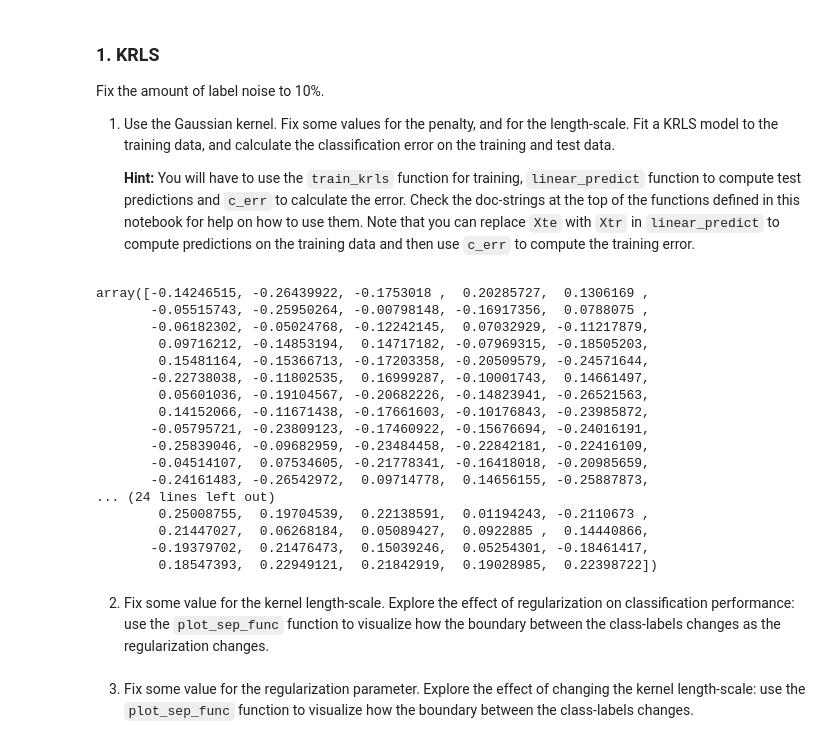
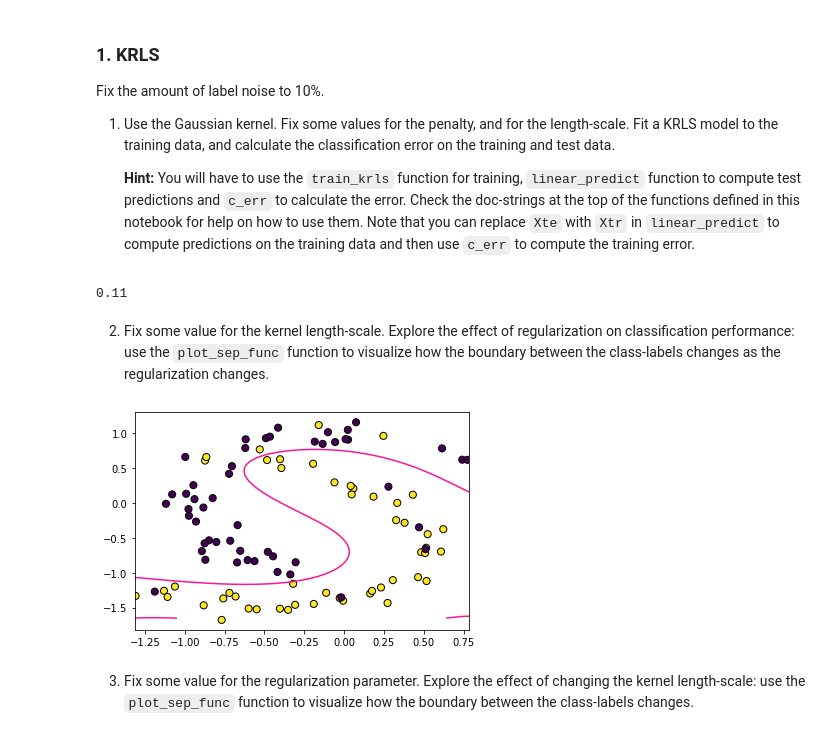
Before and after one commit to mosemb/AdvancedMachineLearning, a Jupyter notebook: lab2/Lab 2 - Kernel regularized least-squares and early stopping.ipynb, the cells around one changed output. Saved outputs shown, nothing was run; the diff lists cells and outputs as text; code cells hidden in the pictures.

```diff
--- a/lab2/Lab 2 - Kernel regularized least-squares and early stopping.ipynb
+++ b/lab2/Lab 2 - Kernel regularized least-squares and early stopping.ipynb
@@ -49,31 +49,21 @@ Fix the amount of label noise to 10%.
     **Hint:** You will have to use the `train_krls` function for training, `linear_predict` function to compute test predictions and `c_err` to calculate the error. Check the doc-strings at the top of the functions defined in this notebook for help on how to use them.
     Note that you can replace `Xte` with `Xtr` in `linear_predict` to compute predictions on the training data and then use `c_err` to compute the training error.
 # %%
-c = train_krls(Xtr, Ytr, lam=0.3, kernel='gaussian', kernel_args=2)
-y =  linear_predict(c, Xtr, Xte, kernel='gaussian', kernel_args=2)
-y
+c = train_krls(Xtra, Ytra, lam=0.001, kernel='gaussian', kernel_args=1)
+y =  linear_predict(c, Xtra,Xtea, kernel='gaussian', kernel_args=1)
+c_err(Ytea,np.sign(y))
+#np.sign(y)
 # %% [output]
-array([-0.14246515, -0.26439922, -0.1753018 ,  0.20285727,  0.1306169 ,
-       -0.05515743, -0.25950264, -0.00798148, -0.16917356,  0.0788075 ,
-       -0.06182302, -0.05024768, -0.12242145,  0.07032929, -0.11217879,
-        0.09716212, -0.14853194,  0.14717182, -0.07969315, -0.18505203,
-        0.15481164, -0.15366713, -0.17203358, -0.20509579, -0.24571644,
-       -0.22738038, -0.11802535,  0.16999287, -0.10001743,  0.14661497,
-        0.05601036, -0.19104567, -0.20682226, -0.14823941, -0.26521563,
-        0.14152066, -0.11671438, -0.17661603, -0.10176843, -0.23985872,
-       -0.05795721, -0.23809123, -0.17460922, -0.15676694, -0.24016191,
-       -0.25839046, -0.09682959, -0.23484458, -0.22842181, -0.22416109,
-       -0.04514107,  0.07534605, -0.21778341, -0.16418018, -0.20985659,
-       -0.24161483, -0.26542972,  0.09714778,  0.14656155, -0.25887873,
-... (24 lines left out)
-        0.25008755,  0.19704539,  0.22138591,  0.01194243, -0.2110673 ,
-        0.21447027,  0.06268184,  0.05089427,  0.0922885 ,  0.14440866,
-       -0.19379702,  0.21476473,  0.15039246,  0.05254301, -0.18461417,
-        0.18547393,  0.22949121,  0.21842919,  0.19028985,  0.22398722])
+0.11
 # %% [markdown]
 2. Fix some value for the kernel length-scale. Explore the effect of regularization on classification performance: use the `plot_sep_func` function to visualize how the boundary between the class-labels changes as the regularization changes.
 # %%
 #TODO
+#sigma=1
+fig, ax = plt.subplots()
+plot_sep_func(c, Xtra, Ytra, Xtea, 'gaussian',1,ax)
+# %% [output]
+[figure, added]
 # %% [markdown]
 3. Fix some value for the regularization parameter. Explore the effect of changing the kernel length-scale: use the `plot_sep_func` function to visualize how the boundary between the class-labels changes.
 # %%
```
Also changed, not shown: parts of 13 cells of this notebook, 1 other file.
